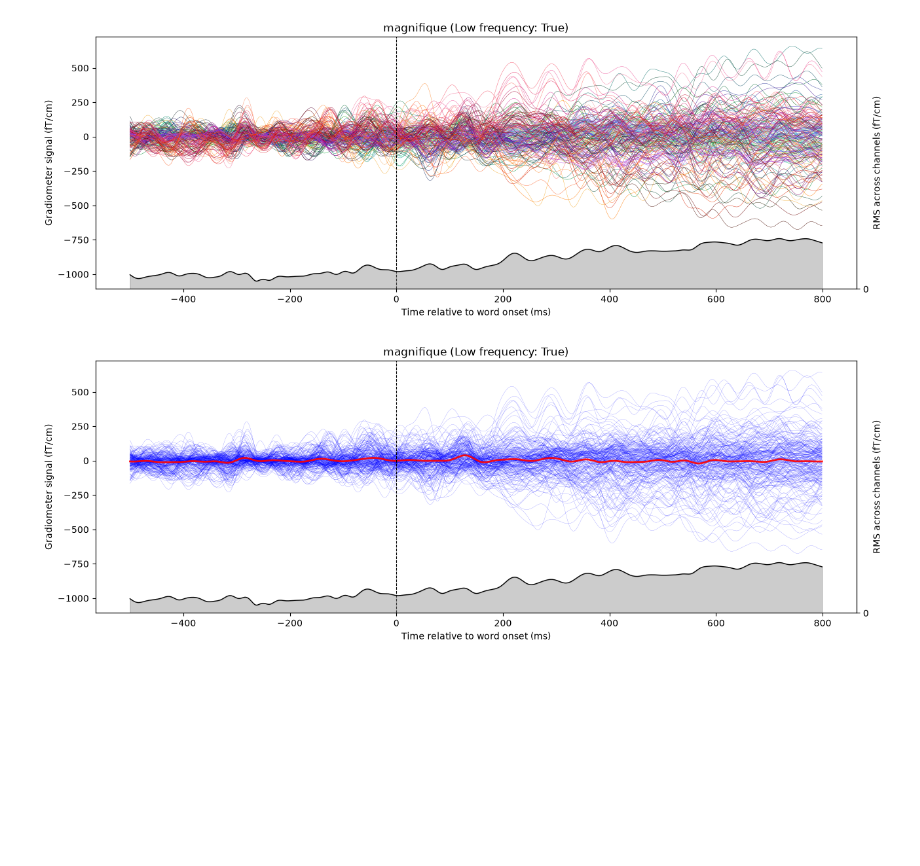
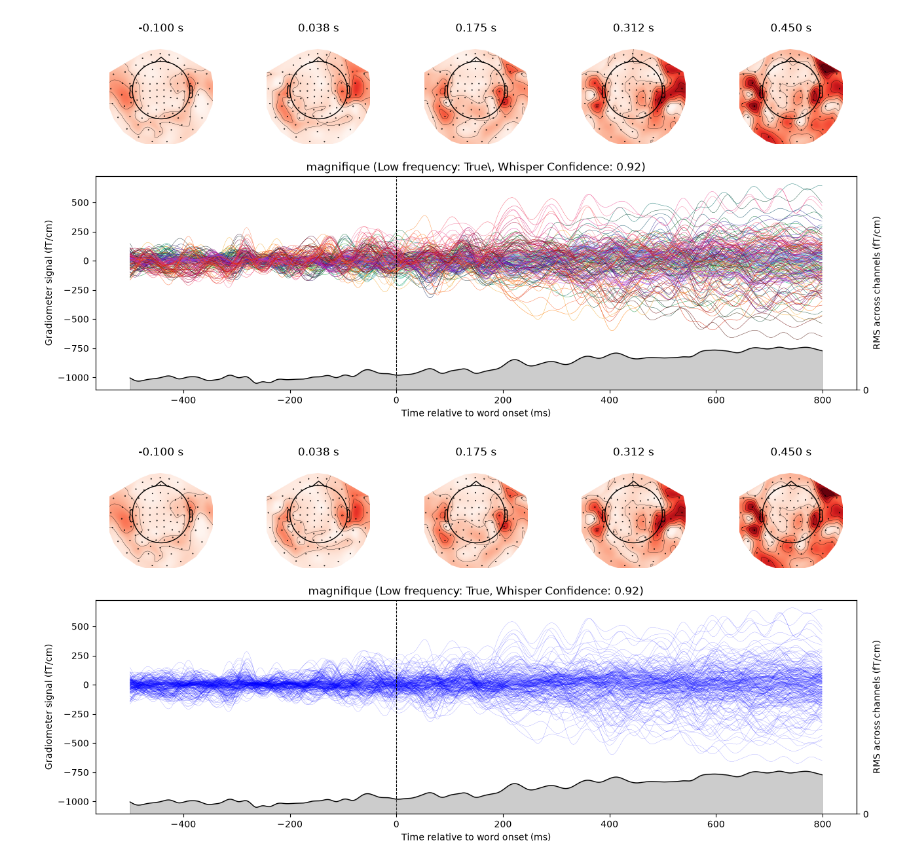
Before and after one commit to felipeaguirre66/MEGLittlePrince, a Jupyter notebook: nbs/[2026-10-05] word epoch.ipynb, the cells around one changed output. Cells and saved outputs as stored; diff of their text form; code cells hidden in the pictures; blank space fills up the shorter version.

```diff
--- a/nbs/[2026-10-05] word epoch.ipynb
+++ b/nbs/[2026-10-05] word epoch.ipynb
@@ -53,25 +55,44 @@ meg.events
 # %%
 word_idx = 11 # 11
 before_ms, after_ms = -500, 800
 
 data = meg.get_grad_by_word(word_idx, before_ms, after_ms, ) * 1e13
 times_ms = before_ms + np.arange(data.shape[1]) * 1000 / meg.sfreq
 
-fig, ax = plt.subplots(figsize=(15, 5))
+picks = mne.pick_types(meg.raw.info, meg="grad", exclude=[])
+info = mne.pick_info(meg.raw.info, picks)
+
+# Assumes data has the same channel order as picks
+evoked = mne.EvokedArray(data, info, tmin=before_ms / 1000)
+
+fig = plt.figure(figsize=(15, 7))
+gs = fig.add_gridspec(2, 5, height_ratios=[1, 2])
+
+topo_axes = [fig.add_subplot(gs[0, i]) for i in range(5)]
+ax = fig.add_subplot(gs[1, :])
+
+evoked.plot_topomap(
+    times=[-0.100, 0.038, 0.175, 0.312, 0.450],
+    ch_type="grad",
+    axes=topo_axes,
+    cmap="Reds",
+    colorbar=False,
+    show=False,
+)
 picks = mne.pick_types(meg.raw.info, meg="grad", exclude=[])
 xyz = np.array([meg.raw.info["chs"][i]["loc"][:3] for i in picks])
 colors = _rgb(*xyz.T)
 assert len(colors) == data.shape[0]
 for signal, color in zip(data, colors):
     ax.plot(times_ms, signal, color=color, alpha=1, linewidth=0.3)
 ax.axvline(0, color='k', linestyle='--', linewidth=0.8)
 ax.set_xlabel('Time relative to word onset (ms)')
 ax.set_ylabel('Gradiometer signal (fT/cm)')
-ax.set_title(f"{meg.events.loc[word_idx, 'stimulus']} (Low frequency: {meg.events.loc[word_idx, 'low_frequency']})")
+ax.set_title(f"{meg.events.loc[word_idx, 'stimulus']} (Low frequency: {meg.events.loc[word_idx, 'low_frequency']}\, Whisper Confidence: {meg.events.loc[word_idx, 'whisper_largev2_confidence']})")
 add_rms_axis(ax, times_ms, data)
 plt.show()
 # %% [output]
-[figure, old version]
+[figure, new version]
 # %%
 word_idx = 11 # 11
 before_ms, after_ms = -500, 800
@@ -79,14 +100,34 @@ before_ms, after_ms = -500, 800
 data = meg.get_grad_by_word(word_idx, before_ms, after_ms, ) * 1e13
 times_ms = before_ms + np.arange(data.shape[1]) * 1000 / meg.sfreq
 
-fig, ax = plt.subplots(figsize=(15, 5))
+picks = mne.pick_types(meg.raw.info, meg="grad", exclude=[])
+info = mne.pick_info(meg.raw.info, picks)
+
+# Assumes data has the same channel order as picks
+evoked = mne.EvokedArray(data, info, tmin=before_ms / 1000)
+
+fig = plt.figure(figsize=(15, 7))
+gs = fig.add_gridspec(2, 5, height_ratios=[1, 2])
+
+topo_axes = [fig.add_subplot(gs[0, i]) for i in range(5)]
+ax = fig.add_subplot(gs[1, :])
+
+evoked.plot_topomap(
+    times=[-0.100, 0.038, 0.175, 0.312, 0.450],
+    ch_type="grad",
+    axes=topo_axes,
+    cmap="Reds",
+    colorbar=False,
+    show=False,
+)
+
 ax.plot(times_ms, data.T, color='blue', alpha=1, linewidth=0.1)
-ax.plot(times_ms, data.mean(axis=0), color='red', alpha=0.9, linewidth=2)
+# ax.plot(times_ms, data.mean(axis=0), color='red', alpha=0.9, linewidth=2)
 ax.axvline(0, color='k', linestyle='--', linewidth=0.8)
 ax.set_xlabel('Time relative to word onset (ms)')
 ax.set_ylabel('Gradiometer signal (fT/cm)')
-ax.set_title(f"{meg.events.loc[word_idx, 'stimulus']} (Low frequency: {meg.events.loc[word_idx, 'low_frequency']})")
+ax.set_title(f"{meg.events.loc[word_idx, 'stimulus']} (Low frequency: {meg.events.loc[word_idx, 'low_frequency']}, Whisper Confidence: {meg.events.loc[word_idx, 'whisper_largev2_confidence']})")
 add_rms_axis(ax, times_ms, data)
 plt.show()
 # %% [output]
-[figure, old version]
+[figure, new version]
```
Also changed, not shown: parts of 2 cells of this notebook, 4 other files.
